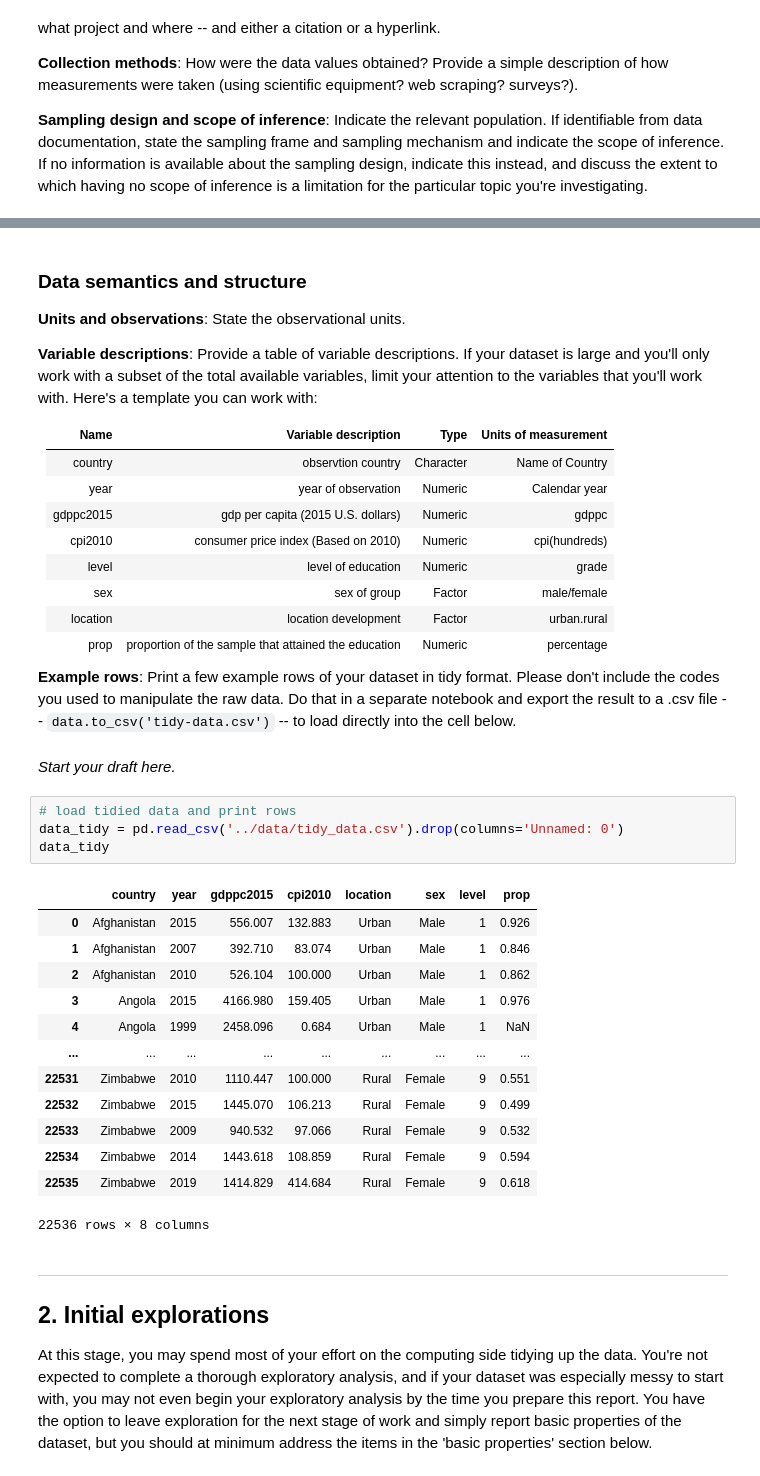
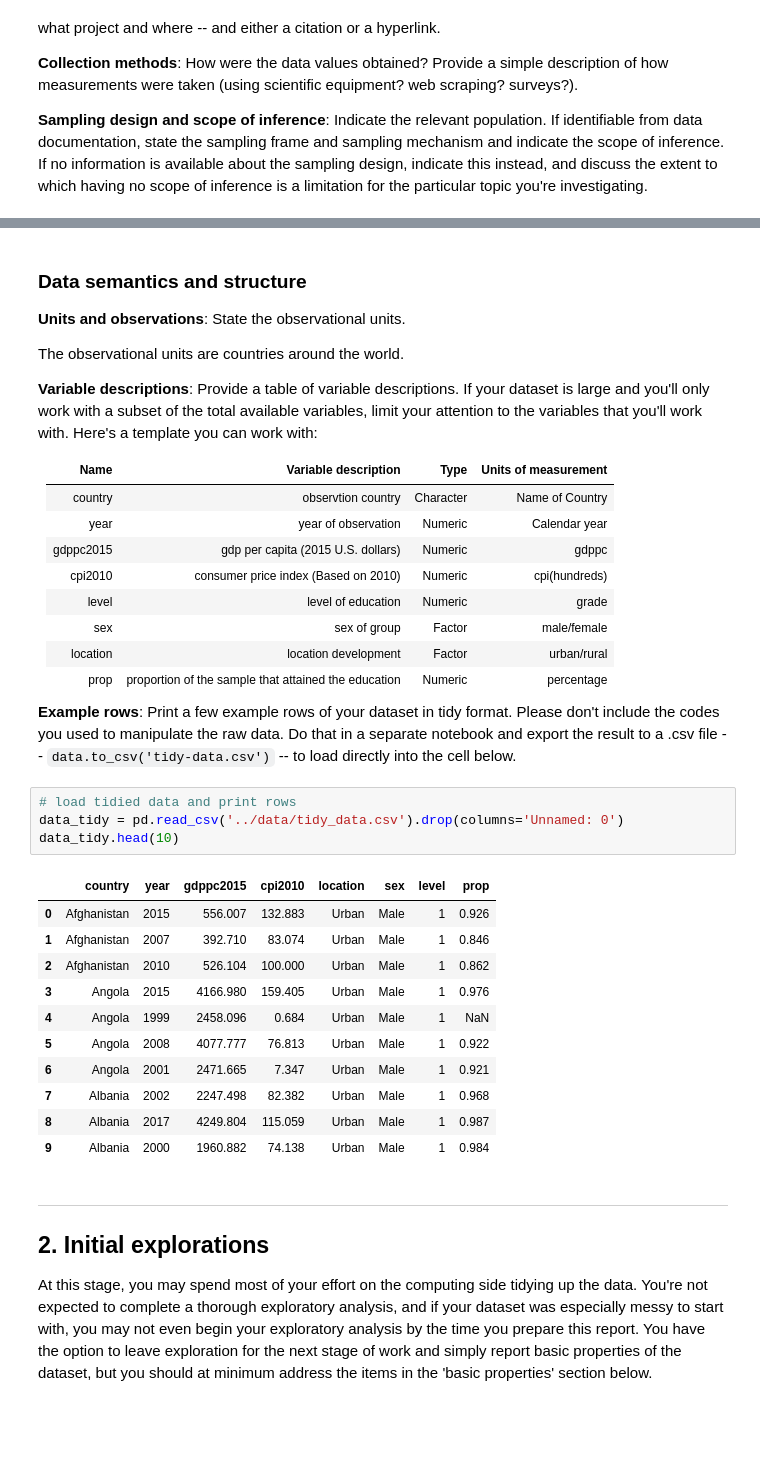
Before and after one commit to TheYibster/-Pstat100-Data-Science, a Jupyter notebook: CP1/project-plan-report.ipynb, the cells around one changed output, grey strips where cells are left out. Drawn from its saved outputs; the diff is of its cells as text; blank space fills up the shorter version.

Commit message:
draft-1

```diff
--- a/CP1/project-plan-report.ipynb
+++ b/CP1/project-plan-report.ipynb
@@ -79,6 +89,8 @@ Help your reader understand what your data is, where it came from, and how it ca
 ### Data semantics and structure
 
 **Units and observations**: State the observational units.
+
+The observational units are countries around the world.
 
 **Variable descriptions**: Provide a table of variable descriptions. If your dataset is large and you'll only work with a subset of the total available variables, limit your attention to the variables that you'll work with. Here's a template you can work with:
 
@@ -90,31 +102,27 @@ gdppc2015 | gdp per capita (2015 U.S. dollars) | Numeric | gdppc
 cpi2010 | consumer price index (Based on 2010) | Numeric | cpi(hundreds)
 level | level of education| Numeric | grade
 sex | sex of group | Factor | male/female
-location | location development | Factor | urban.rural
+location | location development | Factor | urban/rural
 prop| proportion of the sample that attained the education | Numeric | percentage
 
 
 **Example rows**: Print a few example rows of your dataset in tidy format. Please don't include the codes you used to manipulate the raw data. Do that in a separate notebook and export the result to a .csv file -- `data.to_csv('tidy-data.csv')` -- to load directly into the cell below.
-# %% [markdown]
-*Start your draft here.*
 # %%
 # load tidied data and print rows
 data_tidy = pd.read_csv('../data/tidy_data.csv').drop(columns='Unnamed: 0')
-data_tidy
+data_tidy.head(10)
 # %% [output]
 |  | country | year | gdppc2015 | cpi2010 | location | sex | level | prop |
 | 0 | Afghanistan | 2015 | 556.007 | 132.883 | Urban | Male | 1 | 0.926 |
 | 1 | Afghanistan | 2007 | 392.710 | 83.074 | Urban | Male | 1 | 0.846 |
 | 2 | Afghanistan | 2010 | 526.104 | 100.000 | Urban | Male | 1 | 0.862 |
 | 3 | Angola | 2015 | 4166.980 | 159.405 | Urban | Male | 1 | 0.976 |
 | 4 | Angola | 1999 | 2458.096 | 0.684 | Urban | Male | 1 | NaN |
-| ... | ... | ... | ... | ... | ... | ... | ... | ... |
-| 22531 | Zimbabwe | 2010 | 1110.447 | 100.000 | Rural | Female | 9 | 0.551 |
-| 22532 | Zimbabwe | 2015 | 1445.070 | 106.213 | Rural | Female | 9 | 0.499 |
-| 22533 | Zimbabwe | 2009 | 940.532 | 97.066 | Rural | Female | 9 | 0.532 |
-| 22534 | Zimbabwe | 2014 | 1443.618 | 108.859 | Rural | Female | 9 | 0.594 |
-| 22535 | Zimbabwe | 2019 | 1414.829 | 414.684 | Rural | Female | 9 | 0.618 |
+| 5 | Angola | 2008 | 4077.777 | 76.813 | Urban | Male | 1 | 0.922 |
+| 6 | Angola | 2001 | 2471.665 | 7.347 | Urban | Male | 1 | 0.921 |
+| 7 | Albania | 2002 | 2247.498 | 82.382 | Urban | Male | 1 | 0.968 |
+| 8 | Albania | 2017 | 4249.804 | 115.059 | Urban | Male | 1 | 0.987 |
+| 9 | Albania | 2000 | 1960.882 | 74.138 | Urban | Male | 1 | 0.984 |
-22536 rows × 8 columns
 # %% [markdown]
 ---
 ## 2. Initial explorations
```
Also changed, not shown: parts of 8 cells of this notebook.
